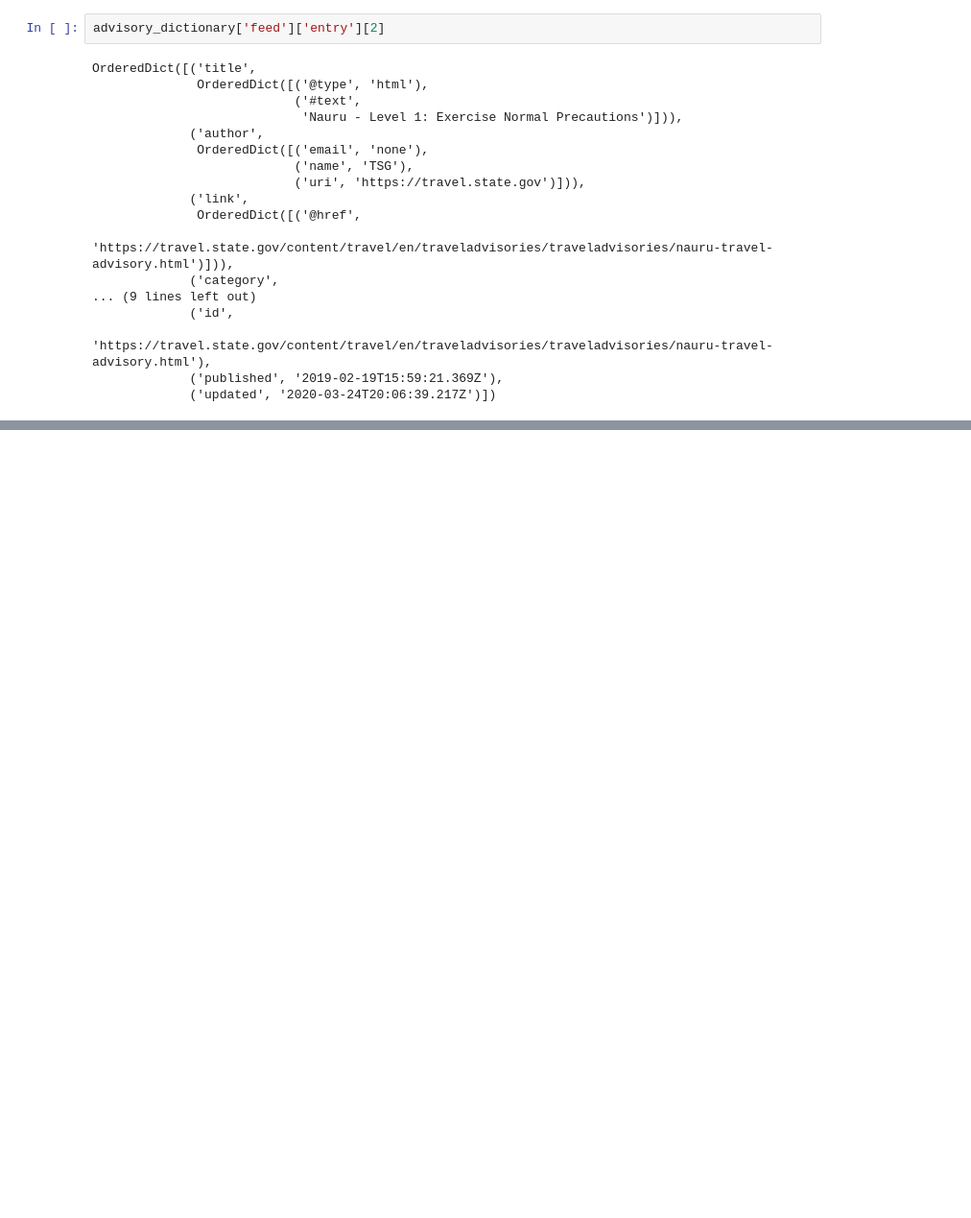
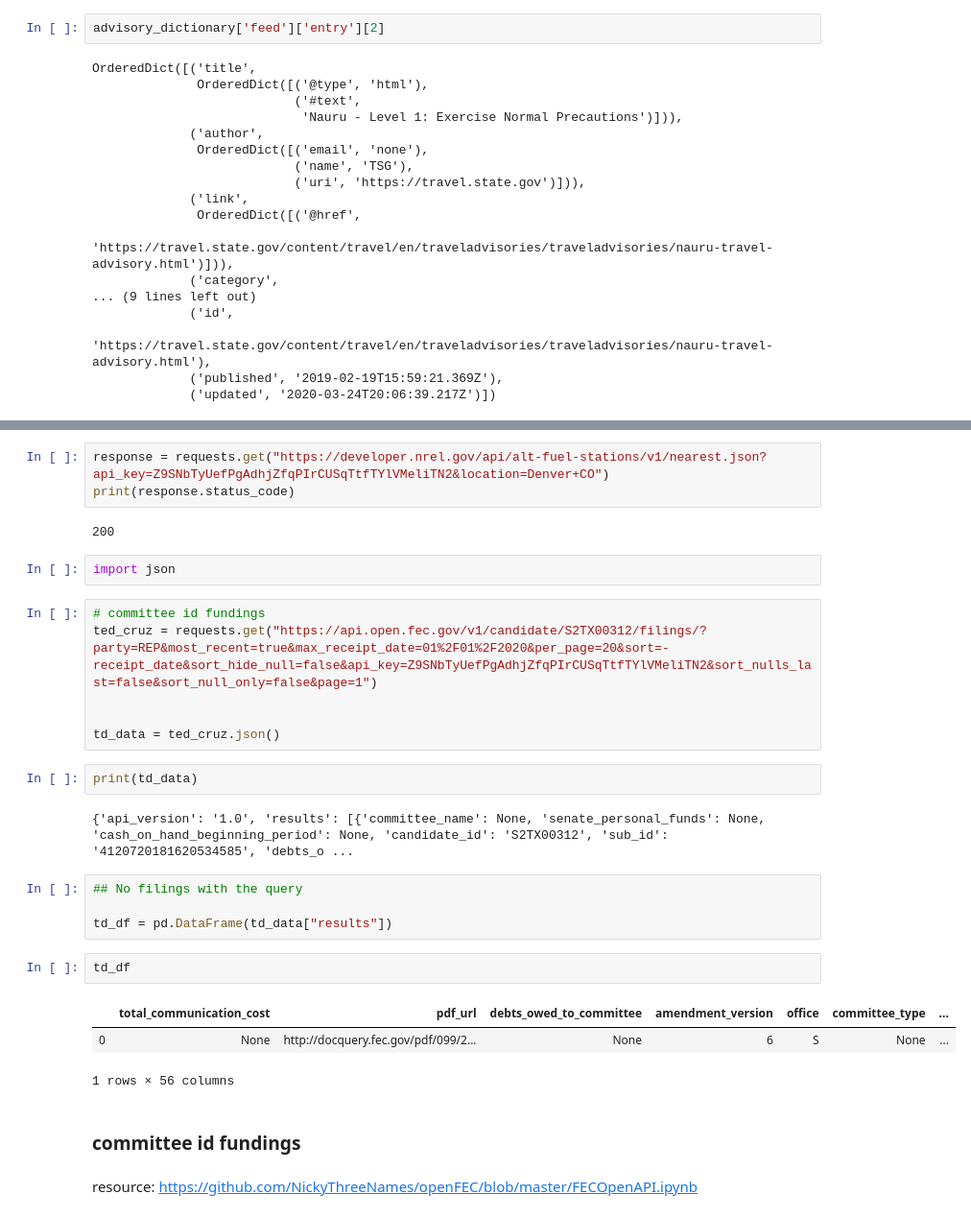
Before and after one commit to sagepublishing/text_cleaning, a Jupyter notebook: scripts/data-dev/xmlcheck.ipynb, the cells around one changed output, grey strips where cells are left out. Shown at 96% size. Cells and saved outputs as stored; diff of their text form; blank space fills up the shorter version.

```diff
--- a/scripts/data-dev/xmlcheck.ipynb
+++ b/scripts/data-dev/xmlcheck.ipynb
@@ -338,0 +226,31 @@ Useful resources:
+# %%
+response = requests.get("https://developer.nrel.gov/api/alt-fuel-stations/v1/nearest.json?api_key=Z9SNbTyUefPgAdhjZfqPIrCUSqTtfTYlVMeliTN2&location=Denver+CO")
+print(response.status_code)
+# %% [output]
+200
+# %%
+import json
+# %%
+# committee id fundings
+ted_cruz = requests.get("https://api.open.fec.gov/v1/candidate/S2TX00312/filings/?party=REP&most_recent=true&max_receipt_date=01%2F01%2F2020&per_page=20&sort=-receipt_date&sort_hide_null=false&api_key=Z9SNbTyUefPgAdhjZfqPIrCUSqTtfTYlVMeliTN2&sort_nulls_last=false&sort_null_only=false&page=1")
+
+
+td_data = ted_cruz.json()
+# %%
+print(td_data)
+# %% [output]
+{'api_version': '1.0', 'results': [{'committee_name': None, 'senate_personal_funds': None, 'cash_on_hand_beginning_period': None, 'candidate_id': 'S2TX00312', 'sub_id': '4120720181620534585', 'debts_o ...
+# %%
+## No filings with the query
+
+td_df = pd.DataFrame(td_data["results"])
+# %%
+td_df
+# %% [output]
+|  | total_communication_cost | pdf_url | debts_owed_to_committee | amendment_version | office | committee_type | ... |
+| 0 | None | http://docquery.fec.gov/pdf/099/2... | None | 6 | S | None | ... |
+1 rows × 56 columns
+# %% [markdown]
+### committee id fundings
+# %% [markdown]
+resource: https://github.com/NickyThreeNames/openFEC/blob/master/FECOpenAPI.ipynb
```
Also changed, not shown: parts of 28 cells of this notebook.
